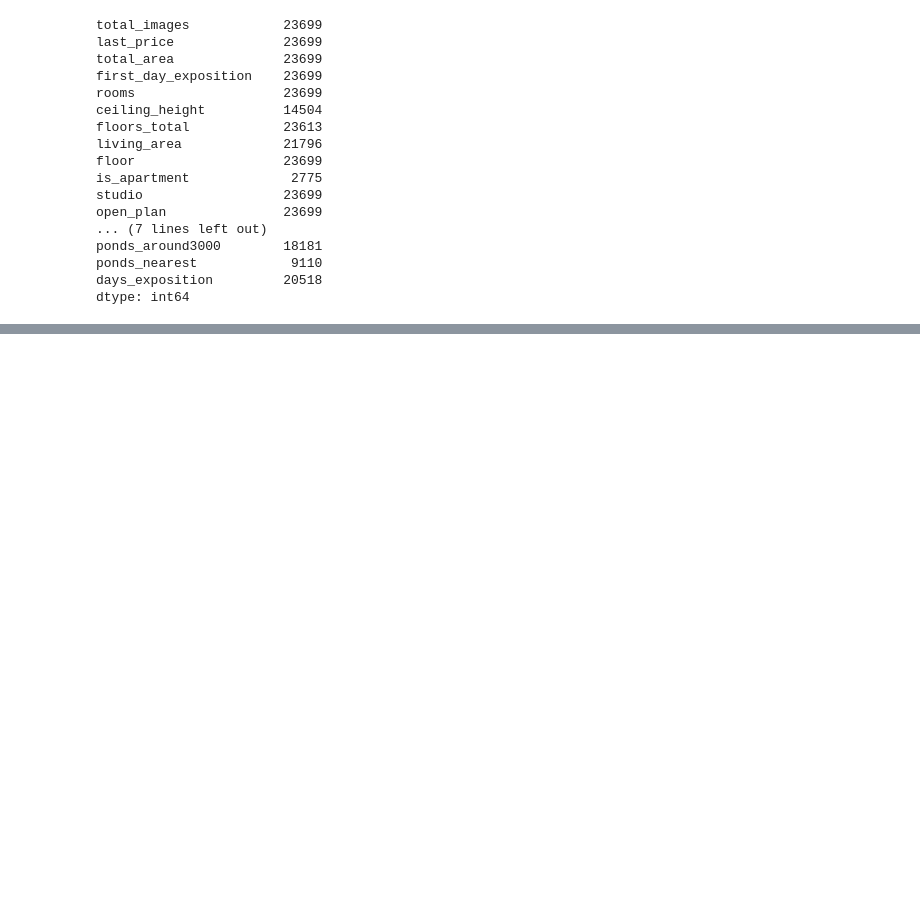
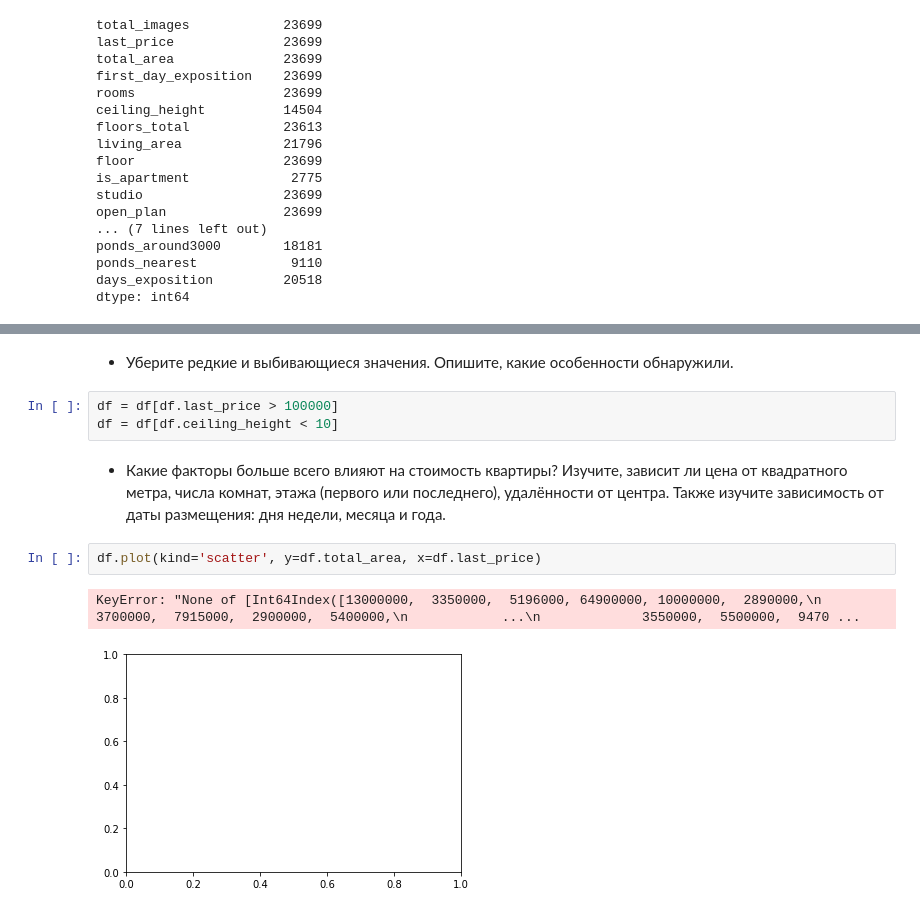
Before and after one commit to nikolai44/data-science-cource, a Jupyter notebook: sprint3/notebook.ipynb, the cells around one changed output, grey strips where cells are left out. Cells and saved outputs as stored; diff of their text form; blank space fills up the shorter version.

```diff
--- a/sprint3/notebook.ipynb
+++ b/sprint3/notebook.ipynb
@@ -97,0 +176,14 @@ Name: ponds_nearest, Length: 1097, dtype: int64
+# %% [markdown]
+* Уберите редкие и выбивающиеся значения. Опишите, какие особенности обнаружили.
+# %%
+df = df[df.last_price > 100000]
+df = df[df.ceiling_height < 10]
+# %% [markdown]
+* Какие факторы больше всего влияют на стоимость квартиры?
+  Изучите, зависит ли цена от квадратного метра, числа комнат, этажа (первого или последнего), удалённости от центра.
+  Также изучите зависимость от даты размещения: дня недели, месяца и года.
+# %%
+df.plot(kind='scatter', y=df.total_area, x=df.last_price)
+# %% [output]
+KeyError: "None of [Int64Index([13000000,  3350000,  5196000, 64900000, 10000000,  2890000,\n             3700000,  7915000,  2900000,  5400000,\n            ...\n             3550000,  5500000,  9470 ...
+[figure, added]
```
Also changed, not shown: parts of 12 cells of this notebook.
